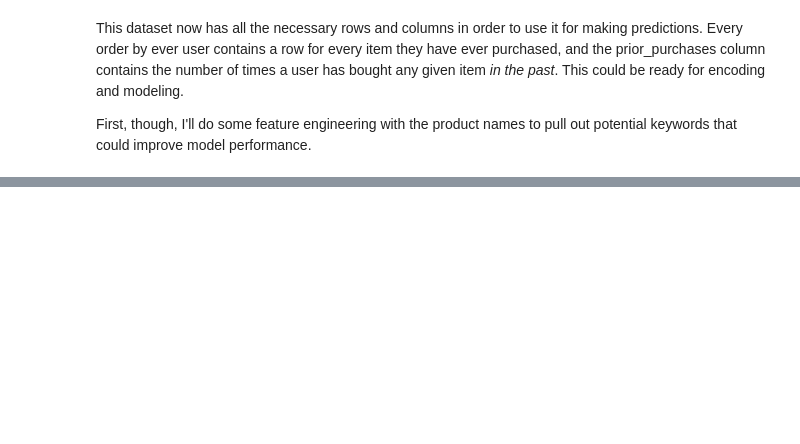
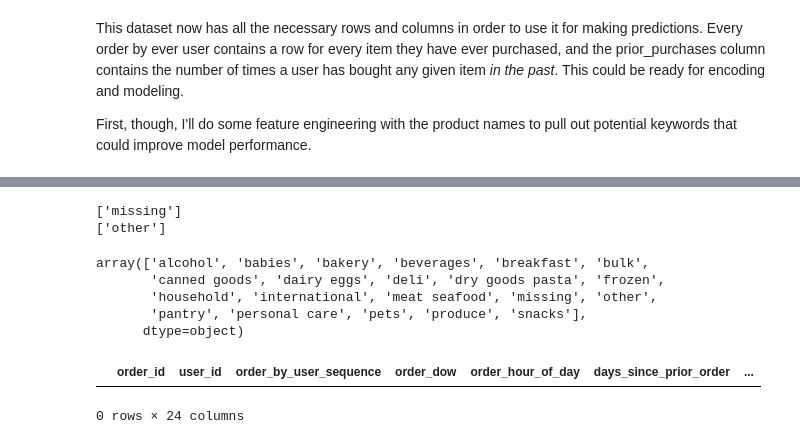
Before and after one commit to fractaldatalearning/Capstone2, a Jupyter notebook: notebooks/preprocessing2_feature_engineering.ipynb, the cells around one changed output, grey strips where cells are left out. Saved outputs shown, nothing was run; the diff lists cells and outputs as text; code cells hidden in the pictures; blank space fills up the shorter version.

```diff
--- a/notebooks/preprocessing2_feature_engineering.ipynb
+++ b/notebooks/preprocessing2_feature_engineering.ipynb
@@ -214,0 +281,8 @@ First, though, I'll do some feature engineering with the product names to pull o
+# %%
+# Start a column for each keyword.
+
+keywords = ['free', 'fresh', 'mix', 'natural', 'organic', 'original', 'sweet', 'white', 'whole',
+           'rice', 'fruit', 'gluten']
+
+df[keywords] = 0
+df.columns
@@ -214,0 +296,7 @@ First, though, I'll do some feature engineering with the product names to pull o
+# %%
+# Fill each column with a 1 where the word appears in the product name.
+
+for k in keywords:
+    df[k] = df[k].mask(df['product_name'].str.contains(k.title()), 1)
+
+df['free'].value_counts()
@@ -214,0 +351,63 @@ First, though, I'll do some feature engineering with the product names to pull o
+# %%
+# These products seemingly could easily be reclassified into other existing departments;
+# it's hard to know how much modeling would be improved if all items are correctly classified
+# but it doesn't hurt to give them new department names. Also, which aisles are these in?
+print(df[df['dept_name']=='missing']['aisle_name'].unique())
+print(df[df['dept_name']=='other']['aisle_name'].unique())
+# %% [output]
+['missing']
+['other']
+# %%
+# Choose a new aisle/department pair for at least products in 'missing.' And 'other' if there's
+# some obvious fit. It's easiest to choose a department first, then each department's items
+# can be placed in the correct aisle.
+
+df['dept_name'].sort_values().unique()
+# %% [output]
+array(['alcohol', 'babies', 'bakery', 'beverages', 'breakfast', 'bulk',
+       'canned goods', 'dairy eggs', 'deli', 'dry goods pasta', 'frozen',
+       'household', 'international', 'meat seafood', 'missing', 'other',
+       'pantry', 'personal care', 'pets', 'produce', 'snacks'],
+      dtype=object)
+# %%
+correct_dept = {'Organic Lime Bag':'produce', 'Satsuma':'produce', 'Cayenne Cleanse Kombucha':
+               'beverages', 'Organic Sweet Potato (Yam)':'produce', 'Organic Celery Bunch':
+                'produce', 'Raise The Roots Kombucha':'beverages',
+                'Organic Uncured Beef Hot Dog':'meat seafood', 'Peanut Butter Ice Cream Cup':
+               'frozen', 'Uncured Beef Hot Dog':'meat seafood', 'Gluten-Free Cornbread Mix':
+               'pantry', 'Yellow Onion Bag':'produce', 'Thai Chile Pepper':'produce',
+               'Noodle Chicken':'canned goods', 'Organic Fennel Bulb':'produce',
+                'Lndbrg Wht Jasm Rice 8 Z':'dry goods pasta', 'Constellation Medley Tomato Pack':
+               'produce', 'Organic Black Bean Beet Banana Baby Food':'babies',
+               'Organic Whole Milk Washington Black Cherry Yogurt':'dairy eggs',
+                'Organic Mango Yogurt':'dairy eggs',
+                'Soy & Dairy Free Plain Unsweetened Almond Milk Yogurt':'dairy eggs',
+               'Almond Milk Vanilla Yogurt':'dairy eggs', 'Organic English Seedless Cucumber':
+               'produce', 'Banana Nonfat Yogurt':'dairy eggs', 'Organic Riced Cauliflower':
+               'produce', 'Hachiya Persimmon':'produce',
+                'Strained Non-Fat Strawberry Icelandic Style Skyr Yogurt':'dairy eggs',
+               'Organic Plain Unsweetened Nondairy Cashew Yogurt':'dairy eggs',
+                'Lime Grain-Free Tortilla Chips':'snacks', 'Organic Chickpea Fusilli Pasta':
+               'dry goods pasta', 'Fresh Organic Carrots':'produce', 'Cloud 9 Pancake Mix':
+               'pantry', 'Steamables Russet Potatoes':'produce', 'Coconut Flour':'pantry',
+               'Spicy Salmon Roll':'deli', 'Natural Relief Baby Teething Tablets':'babies',
+               '93/7 Ground Beef':'meat seafood', 'Rescue Remedy':'personal care',
+               'Sunflower Seeds':'bulk', 'Tahini Sesame Paste':'international',
+               'Organic Supreme Fruit & Nut Mix':'bulk', 'Organic Eucalyptus Oil':
+                'personal care', 'Baiocchi':'snacks', 'Coconut Almond Granola':'breakfast',
+               'Sweetened Lime Juice':'beverages', 'Beef Chuck Roast':'meat seafood',
+               'Walnuts':'bulk', 'Strike On Box Matches':'household',
+                'Coconut Lime Frozen Pop Dairy Free Gluten Free':'frozen',
+               'Maximum Strength Original Diaper Rash Ointment':'babies',
+                'Liquid Teething Relief':'babies', 'Spring Water Refill Liquid Hand Soap':
+                'personal care', 'Organic Flax Seed':'bulk', 'Black Chia Seeds':'pantry',
+               'Roasted Unsalted Almonds':'bulk', 'Boneless Beef Chuck Steak':'meat seafood',
+               'Rainbow Roll':'deli', 'Baby Broccoli':'produce'}
+
+for key, value in correct_dept.items():
+    df.loc[df['product_name']==key, 'dept_name'] = value
+
+df[df['dept_name'].isin(['missing', 'other'])]
+# %% [output]
+|  | order_id | user_id | order_by_user_sequence | order_dow | order_hour_of_day | days_since_prior_order | ... |
+0 rows × 24 columns
```
Also changed, not shown: parts of 18 cells of this notebook, 3 other files.
